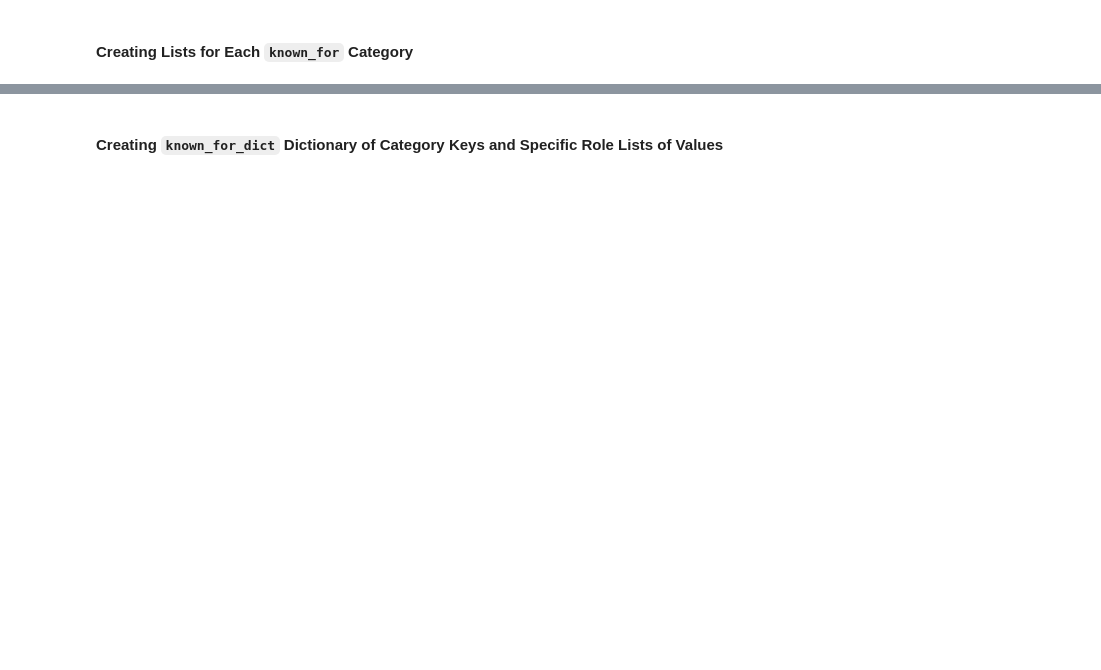
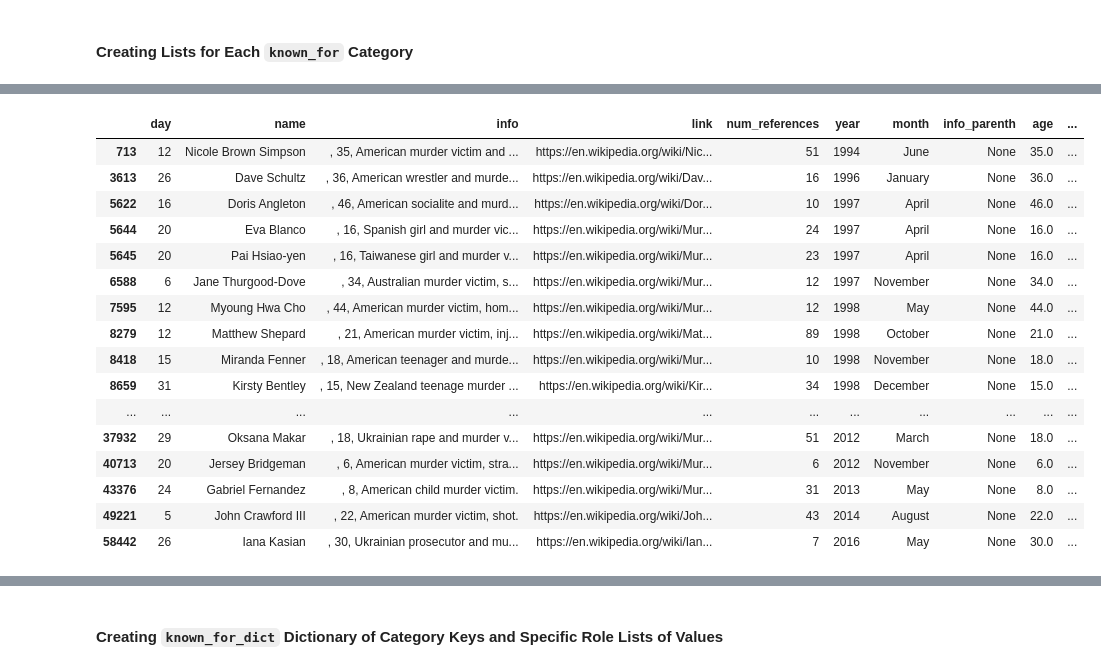
Before and after one commit to teresahanak/wikipedia-life-expectancy, a Jupyter notebook: wp_life_expect_data_clean5_thanak_2022_07_26.ipynb, the cells around one changed output, grey strips where cells are left out. Drawn from its saved outputs; the diff is of its cells as text; code cells hidden in the pictures; blank space fills up the shorter version.

```diff
--- a/wp_life_expect_data_clean5_thanak_2022_07_26.ipynb
+++ b/wp_life_expect_data_clean5_thanak_2022_07_26.ipynb
@@ -3202,6 +3202,8 @@ law_enf_military_operator = [
     "army general",
     "army veteran",
     "army colonel",
+        "national security researcher",
+
 ]
 law_enf_military_operator = sorted(
     list(set(law_enf_military_operator)), key=lambda x: len(x), reverse=True
@@ -3974,3 +3976,23 @@ other_species = []
 other_species = sorted(list(set(other_species)), key=lambda x: len(x), reverse=True)
 # %% [output]
 [interactive output not drawn]
+# %%
+df.loc[[index for index in df.index if "murder victim" in df.loc[index, "info"]], :]
+# %% [output]
+|  | day | name | info | link | num_references | year | month | info_parenth | age | ... |
+| 713 | 12 | Nicole Brown Simpson | , 35, American murder victim and ... | https://en.wikipedia.org/wiki/Nic... | 51 | 1994 | June | None | 35.0 | ... |
+| 3613 | 26 | Dave Schultz | , 36, American wrestler and murde... | https://en.wikipedia.org/wiki/Dav... | 16 | 1996 | January | None | 36.0 | ... |
+| 5622 | 16 | Doris Angleton | , 46, American socialite and murd... | https://en.wikipedia.org/wiki/Dor... | 10 | 1997 | April | None | 46.0 | ... |
+| 5644 | 20 | Eva Blanco | , 16, Spanish girl and murder vic... | https://en.wikipedia.org/wiki/Mur... | 24 | 1997 | April | None | 16.0 | ... |
+| 5645 | 20 | Pai Hsiao-yen | , 16, Taiwanese girl and murder v... | https://en.wikipedia.org/wiki/Mur... | 23 | 1997 | April | None | 16.0 | ... |
+| 6588 | 6 | Jane Thurgood-Dove | , 34, Australian murder victim, s... | https://en.wikipedia.org/wiki/Mur... | 12 | 1997 | November | None | 34.0 | ... |
+| 7595 | 12 | Myoung Hwa Cho | , 44, American murder victim, hom... | https://en.wikipedia.org/wiki/Mur... | 12 | 1998 | May | None | 44.0 | ... |
+| 8279 | 12 | Matthew Shepard | , 21, American murder victim, inj... | https://en.wikipedia.org/wiki/Mat... | 89 | 1998 | October | None | 21.0 | ... |
+| 8418 | 15 | Miranda Fenner | , 18, American teenager and murde... | https://en.wikipedia.org/wiki/Mur... | 10 | 1998 | November | None | 18.0 | ... |
+| 8659 | 31 | Kirsty Bentley | , 15, New Zealand teenage murder ... | https://en.wikipedia.org/wiki/Kir... | 34 | 1998 | December | None | 15.0 | ... |
+| ... | ... | ... | ... | ... | ... | ... | ... | ... | ... | ... |
+| 37932 | 29 | Oksana Makar | , 18, Ukrainian rape and murder v... | https://en.wikipedia.org/wiki/Mur... | 51 | 2012 | March | None | 18.0 | ... |
+| 40713 | 20 | Jersey Bridgeman | , 6, American murder victim, stra... | https://en.wikipedia.org/wiki/Mur... | 6 | 2012 | November | None | 6.0 | ... |
+| 43376 | 24 | Gabriel Fernandez | , 8, American child murder victim. | https://en.wikipedia.org/wiki/Mur... | 31 | 2013 | May | None | 8.0 | ... |
+| 49221 | 5 | John Crawford III | , 22, American murder victim, shot. | https://en.wikipedia.org/wiki/Joh... | 43 | 2014 | August | None | 22.0 | ... |
+| 58442 | 26 | Iana Kasian | , 30, Ukrainian prosecutor and mu... | https://en.wikipedia.org/wiki/Ian... | 7 | 2016 | May | None | 30.0 | ... |
```
Also changed, not shown: parts of 52 cells of this notebook.
